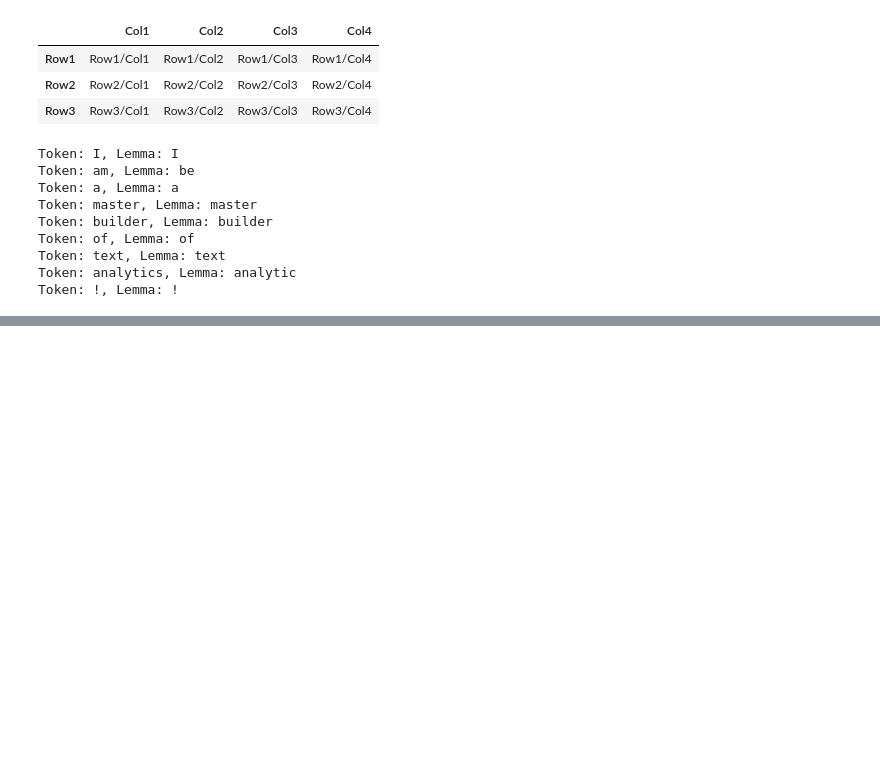
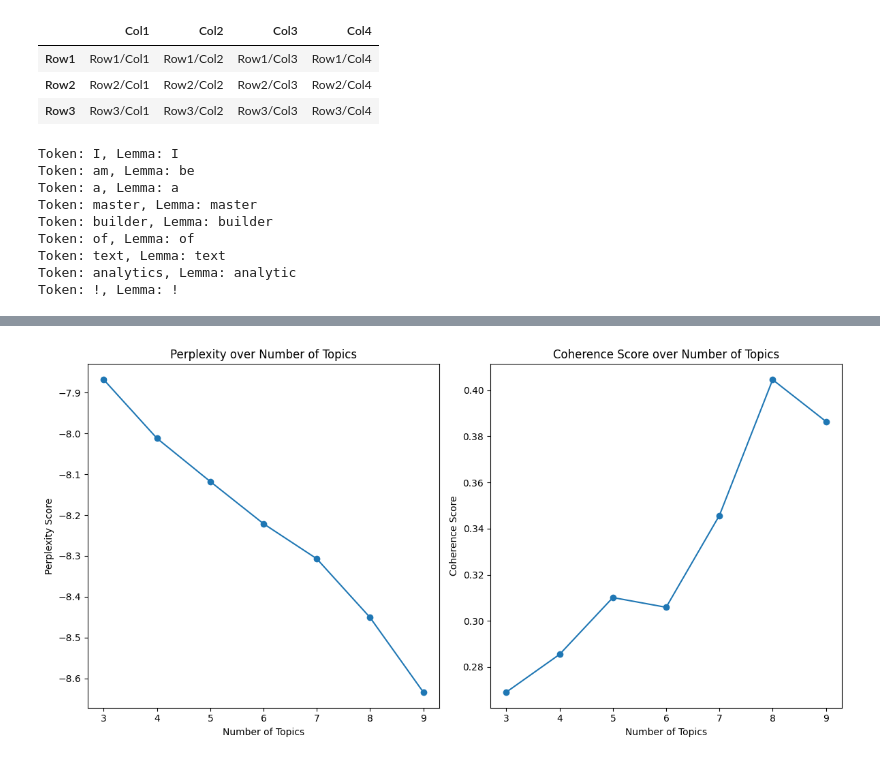
Before and after one commit to alexandermaat99/School-S2, a Jupyter notebook: thisIsGonnaSuck/Text_Analytics.ipynb, the cells around one changed output, grey strips where cells are left out. Drawn from its saved outputs; the diff is of its cells as text; code cells hidden in the pictures; blank space fills up the shorter version.

```diff
--- a/thisIsGonnaSuck/Text_Analytics.ipynb
+++ b/thisIsGonnaSuck/Text_Analytics.ipynb
@@ -109,3 +166,6 @@ KeyError: 'isStop'
 # %%
 # Question 7: Import the dataset that came with this assignment into a Pandas DataFrame.
 # Print the shape and the first five rows of the DataFrame.
+df = pd.read_csv('tw_tweets_users_media_places.csv')
+print(df.shape)
+df.head()
@@ -137,3 +260,23 @@ KeyError: 'isStop'
 # First, create a dataset of the post 'text' column that has all email addresses, new line breaks, single quotes, and urls removed. You can store this cleaned dataset however you'd like: in a list, a Pandas Series, as a new column in the original DataFrame, or something else. We are following the process that we went through in the chapter. If you're not sure what I'm talking about, then you probably need to take a look at the chapter.
 
 # Print out the first five documents in the dataset after being cleaned as described above. Remember, this is the list of text documents (posts). Not the entire DataFrame.
+
+import re
+
+df = df.loc[~df['text'].str.contains("RT @")] # Remove anything containing the 'RT @' text
+df = df.drop_duplicates(subset=['text'])
+
+def re_mod(doc):
+  import re
+  doc = re.sub('\\S*@\\S*\\s?', '', doc)  # remove emails
+  doc = re.sub('\\s+', ' ', doc)          # remove newline chars
+  doc = re.sub("\\'", "", doc)            # remove single quotes
+  doc = re.sub(r"http\S+", "url", doc)    # replace URLs with 'url'
+  return doc
+
+# Convert each tweet to a list of cleaned words and add to a master list
+docs = df['text'].map(lambda x: re_mod(x)).values.tolist()
+
+# Print the first five records to see what they look like
+for doc in docs[:5]:
+  print(doc)
@@ -163,2 +512,25 @@ KeyError: 'isStop'
+# %%
+# Question 14: Visualize results of comparing the perplexity/coherence from the previous
+# question.
+plt.figure(figsize=(12, 6))
+
+# Plot Perplexity
+plt.subplot(1, 2, 1)
+plt.plot(topics_range, perplexity_scores, '-o')
+plt.title('Perplexity over Number of Topics')
+plt.xlabel('Number of Topics')
+plt.ylabel('Perplexity Score')
+
+# Plot Coherence
+plt.subplot(1, 2, 2)
+plt.plot(topics_range, coherence_scores, '-o')
+plt.title('Coherence Score over Number of Topics')
+plt.xlabel('Number of Topics')
+plt.ylabel('Coherence Score')
+
+plt.tight_layout()
+plt.show()
+# %% [output]
+[figure, added]
 # %%
 # Question 15: Build one more LDA model with 9 topics. Keep the other parameters the same as all prior LDA models. Then, generate new features (one for each topic) and then generate a topic score for every document. Add these new topic scores to the version of the DataFrame that includes the new features representing the counts of parts of speech and named entities required earlier in this assignment.
```
Also changed, not shown: parts of 19 cells of this notebook, 1 other file.
